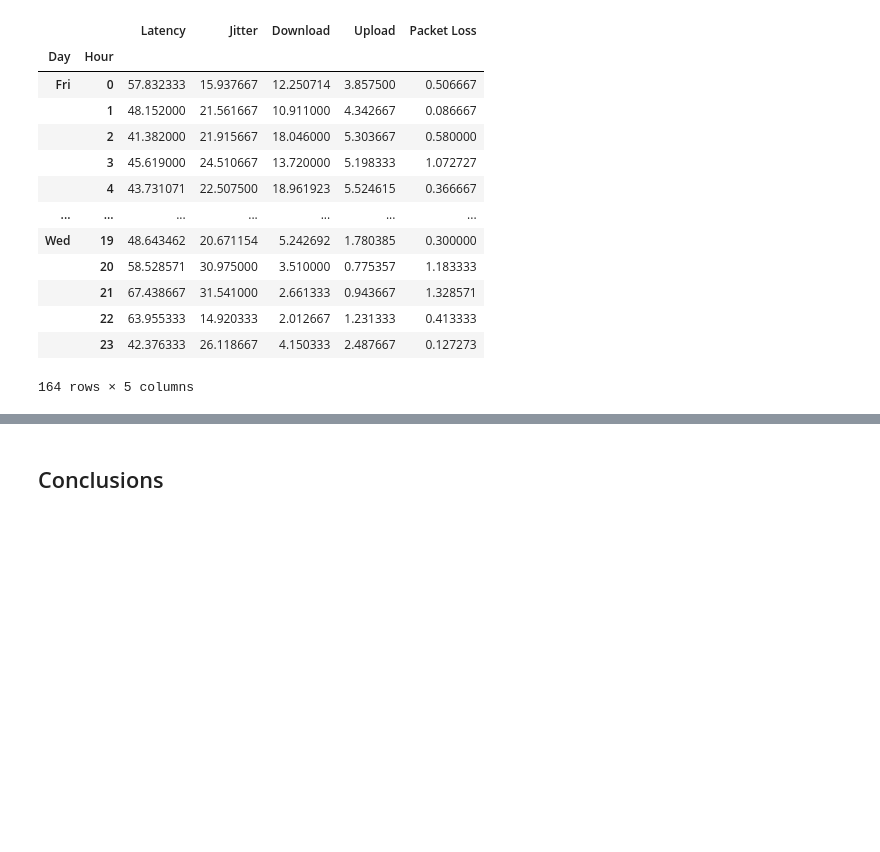
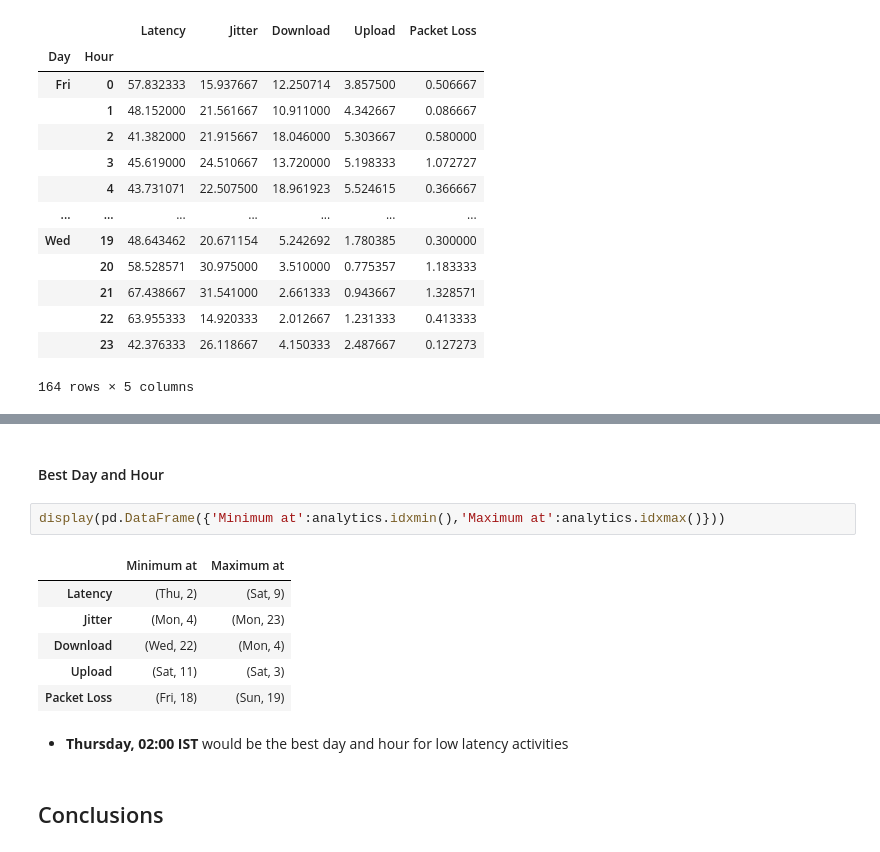
Before and after one commit to shanthiii/Internet-Analysis-Project, a Jupyter notebook: Internet_Analysis.ipynb, the cells around one changed output, grey strips where cells are left out. Cells and saved outputs as stored; diff of their text form; blank space fills up the shorter version.

```diff
--- a/Internet_Analysis.ipynb
+++ b/Internet_Analysis.ipynb
@@ -235,3 +269,18 @@ display(analytics)
+# %% [markdown]
+#### Best Day and Hour
+# %%
+display(pd.DataFrame({'Minimum at':analytics.idxmin(),'Maximum at':analytics.idxmax()}))
+# %% [output]
+|  | Minimum at | Maximum at |
+| Latency | (Thu, 2) | (Sat, 9) |
+| Jitter | (Mon, 4) | (Mon, 23) |
+| Download | (Wed, 22) | (Mon, 4) |
+| Upload | (Sat, 11) | (Sat, 3) |
+| Packet Loss | (Fri, 18) | (Sun, 19) |
+# %% [markdown]
+
+
+*   **Thursday, 02:00 IST** would be the best day and hour for low latency activities
 # %% [markdown]
 ## Conclusions
 # %% [markdown]
```
Also changed, not shown: parts of 8 cells of this notebook.
